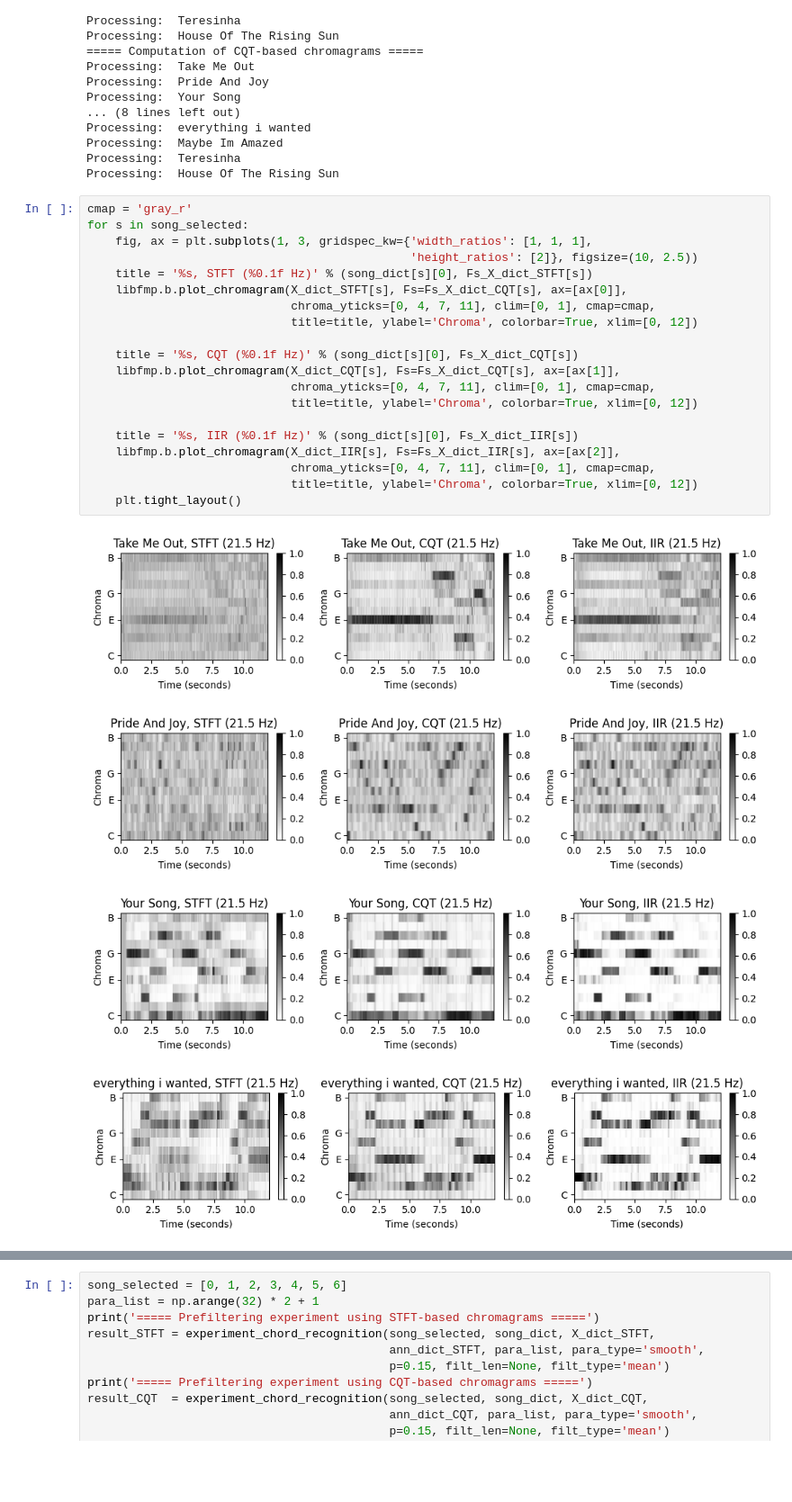
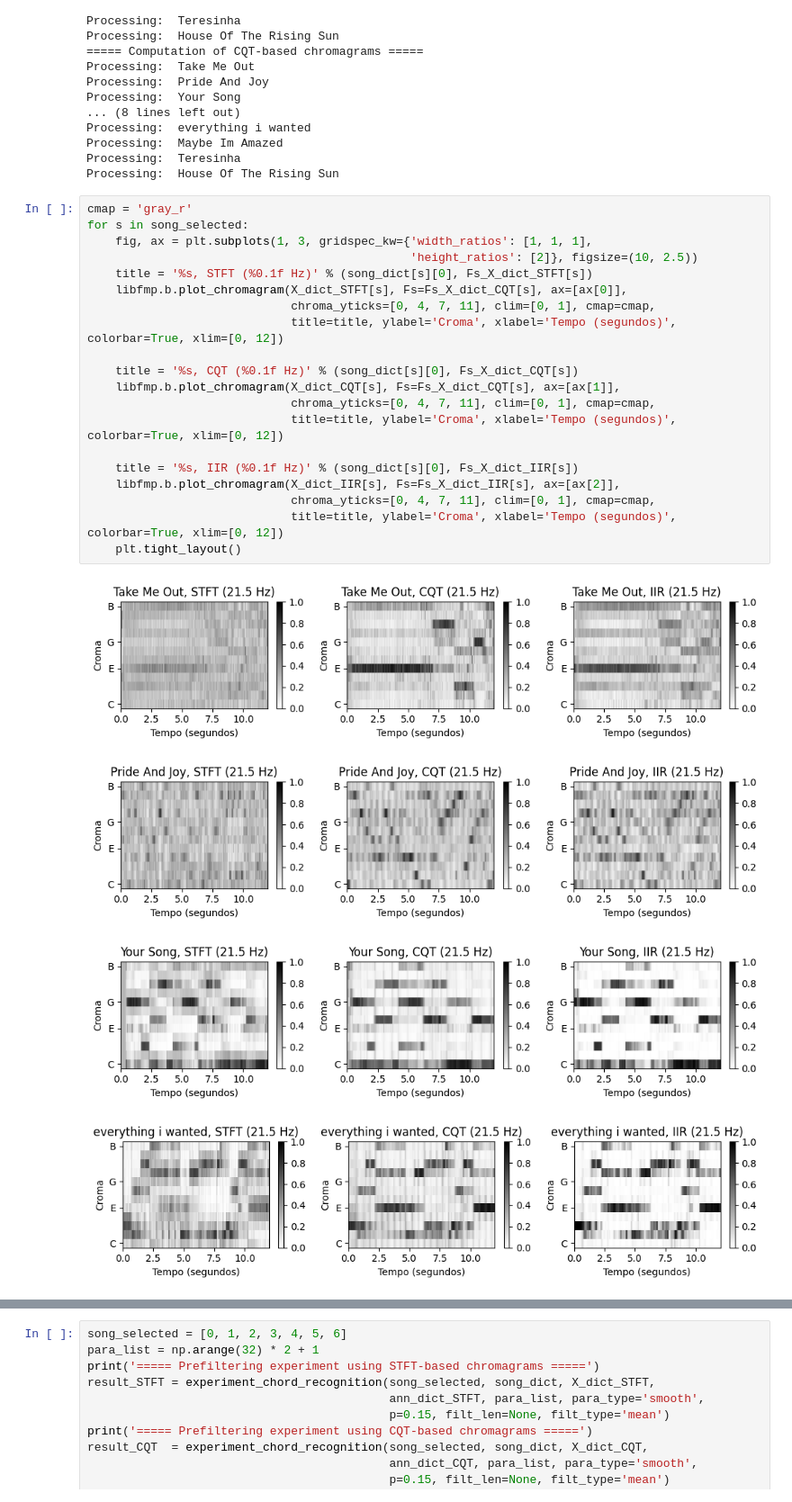
Before and after one commit to RodrigoPita/TCC, a Jupyter notebook: Initial Tests/batch_4.ipynb, the cells around one changed output, grey strips where cells are left out. Shown at 90% size. Saved outputs shown, nothing was run; the diff lists cells and outputs as text; blank space fills up the shorter version.

```diff
--- a/Initial Tests/batch_4.ipynb
+++ b/Initial Tests/batch_4.ipynb
@@ -64,25 +64,25 @@ Processing:  House Of The Rising Sun
 # %%
 cmap = 'gray_r'
 for s in song_selected:
     fig, ax = plt.subplots(1, 3, gridspec_kw={'width_ratios': [1, 1, 1],
                                               'height_ratios': [2]}, figsize=(10, 2.5))
     title = '%s, STFT (%0.1f Hz)' % (song_dict[s][0], Fs_X_dict_STFT[s])
     libfmp.b.plot_chromagram(X_dict_STFT[s], Fs=Fs_X_dict_CQT[s], ax=[ax[0]],
                              chroma_yticks=[0, 4, 7, 11], clim=[0, 1], cmap=cmap,
-                             title=title, ylabel='Chroma', colorbar=True, xlim=[0, 12])
+                             title=title, ylabel='Croma', xlabel='Tempo (segundos)', colorbar=True, xlim=[0, 12])
 
     title = '%s, CQT (%0.1f Hz)' % (song_dict[s][0], Fs_X_dict_CQT[s])
     libfmp.b.plot_chromagram(X_dict_CQT[s], Fs=Fs_X_dict_CQT[s], ax=[ax[1]],
                              chroma_yticks=[0, 4, 7, 11], clim=[0, 1], cmap=cmap,
-                             title=title, ylabel='Chroma', colorbar=True, xlim=[0, 12])
+                             title=title, ylabel='Croma', xlabel='Tempo (segundos)', colorbar=True, xlim=[0, 12])
 
     title = '%s, IIR (%0.1f Hz)' % (song_dict[s][0], Fs_X_dict_IIR[s])
     libfmp.b.plot_chromagram(X_dict_IIR[s], Fs=Fs_X_dict_IIR[s], ax=[ax[2]],
                              chroma_yticks=[0, 4, 7, 11], clim=[0, 1], cmap=cmap,
-                             title=title, ylabel='Chroma', colorbar=True, xlim=[0, 12])
+                             title=title, ylabel='Croma', xlabel='Tempo (segundos)', colorbar=True, xlim=[0, 12])
     plt.tight_layout()
 # %% [output]
-[figure, old version]
+[figure, new version]
-[figure, old version]
+[figure, new version]
-[figure, old version]
+[figure, new version]
-[figure, old version]
+[figure, new version]
```
Also changed, not shown: parts of 2 cells of this notebook, 7 other files.
